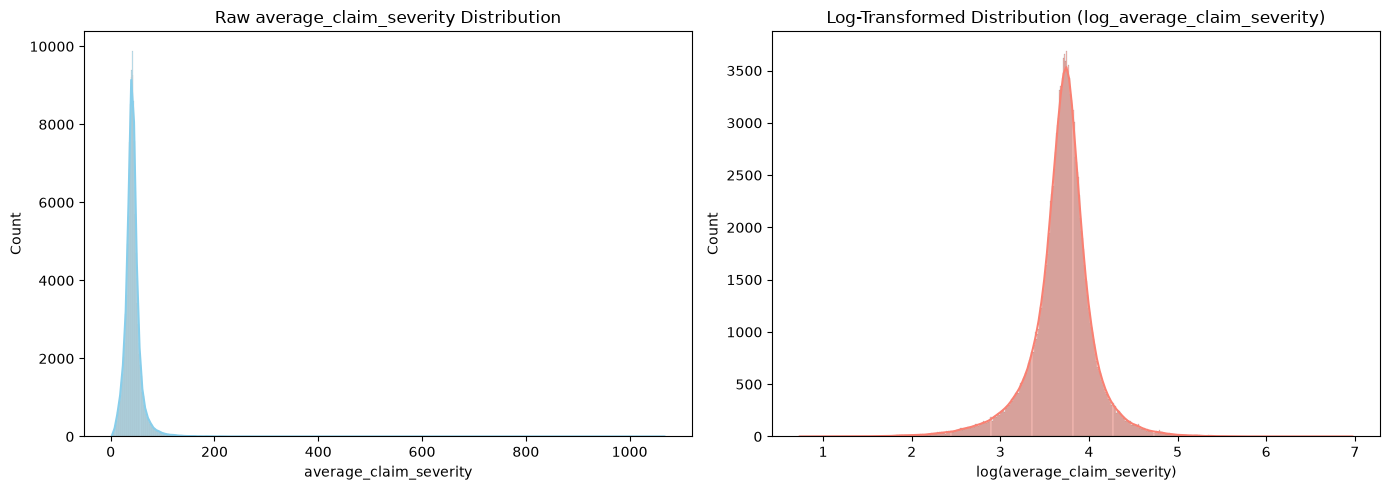
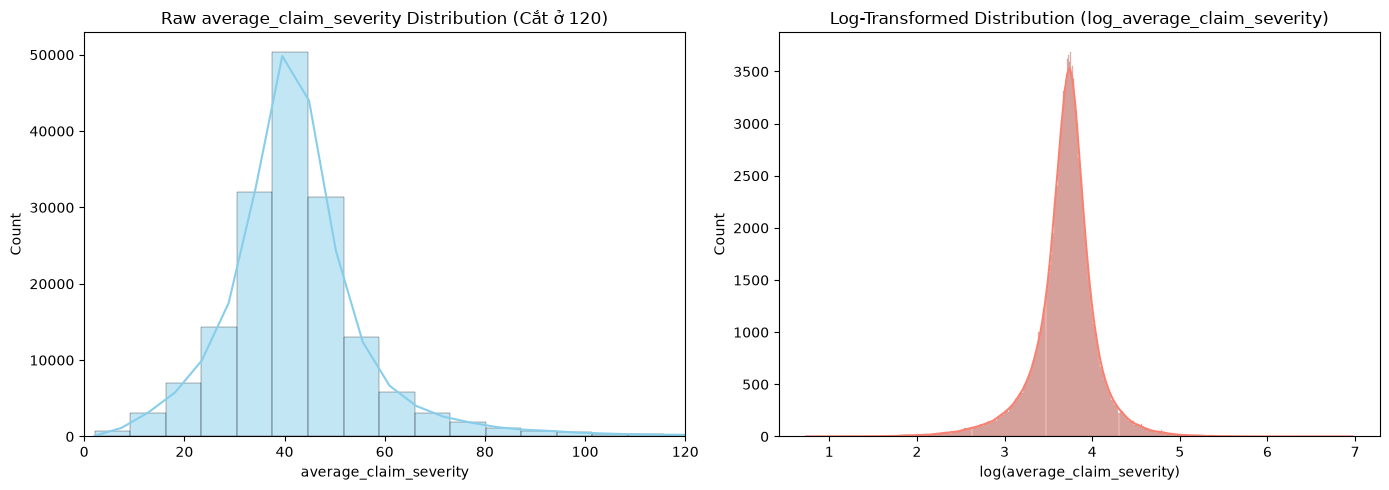
Unified diff of the notebook cell whose output changed from the first chart to the second:
--- before
+++ after
@@ -2,6 +2,7 @@
 
 # Raw Target Distribution
-sns.histplot(target, kde=True, ax=axes[0], color="skyblue")
-axes[0].set_title("Raw average_claim_severity Distribution")
+sns.histplot(target, kde=True, ax=axes[0], color="skyblue", bins=150)
+axes[0].set_xlim(0, 120)
+axes[0].set_title("Raw average_claim_severity Distribution (Cắt ở 120)")
 axes[0].set_xlabel("average_claim_severity")
 

Commit: final commit and add data